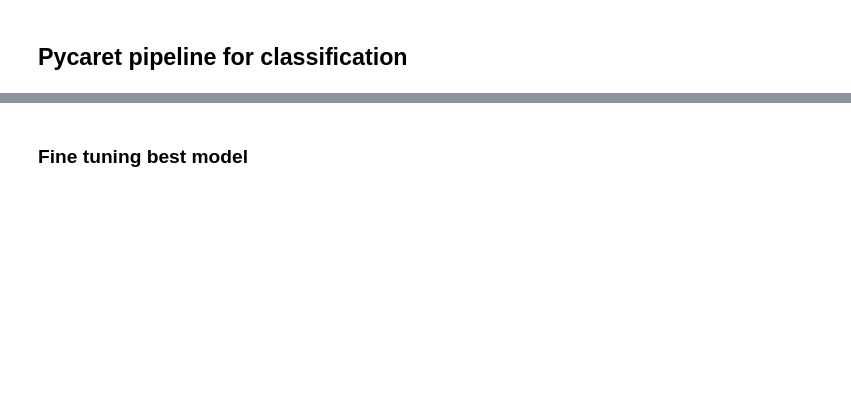
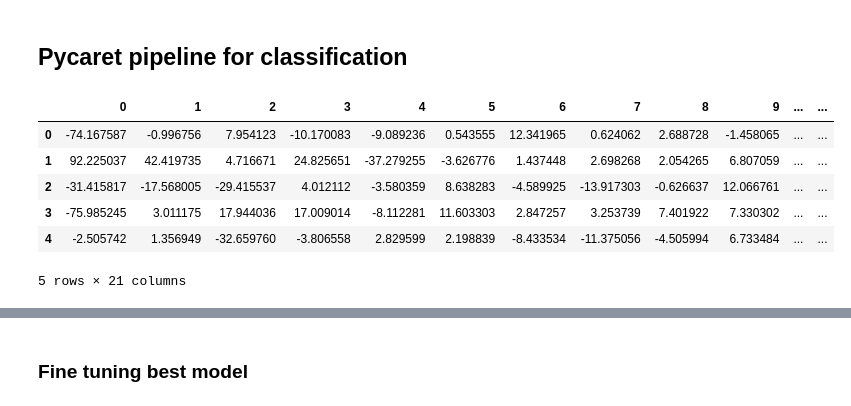
Before and after one commit to pranjaldhole/molecule-gym, a Jupyter notebook: molecule_gym/experiments/ChemBERTa_for_classification.ipynb, the cells around one changed output, grey strips where cells are left out. Drawn from its saved outputs; the diff is of its cells as text; code cells hidden in the pictures; blank space fills up the shorter version.

```diff
--- a/molecule_gym/experiments/ChemBERTa_for_classification.ipynb
+++ b/molecule_gym/experiments/ChemBERTa_for_classification.ipynb
@@ -200,2 +196,12 @@ reduced_data['labels'] = y_res
+# %%
+reduced_data.head()
+# %% [output]
+|  | 0 | 1 | 2 | 3 | 4 | 5 | 6 | 7 | 8 | 9 | ... | ... |
+| 0 | -74.167587 | -0.996756 | 7.954123 | -10.170083 | -9.089236 | 0.543555 | 12.341965 | 0.624062 | 2.688728 | -1.458065 | ... | ... |
+| 1 | 92.225037 | 42.419735 | 4.716671 | 24.825651 | -37.279255 | -3.626776 | 1.437448 | 2.698268 | 2.054265 | 6.807059 | ... | ... |
+| 2 | -31.415817 | -17.568005 | -29.415537 | 4.012112 | -3.580359 | 8.638283 | -4.589925 | -13.917303 | -0.626637 | 12.066761 | ... | ... |
+| 3 | -75.985245 | 3.011175 | 17.944036 | 17.009014 | -8.112281 | 11.603303 | 2.847257 | 3.253739 | 7.401922 | 7.330302 | ... | ... |
+| 4 | -2.505742 | 1.356949 | -32.659760 | -3.806558 | 2.829599 | 2.198839 | -8.433534 | -11.375056 | -4.505994 | 6.733484 | ... | ... |
+5 rows × 21 columns
 # %%
 exp_clf101 = setup(data=reduced_data, target='labels',
```
Also changed, not shown: parts of 13 cells of this notebook.
